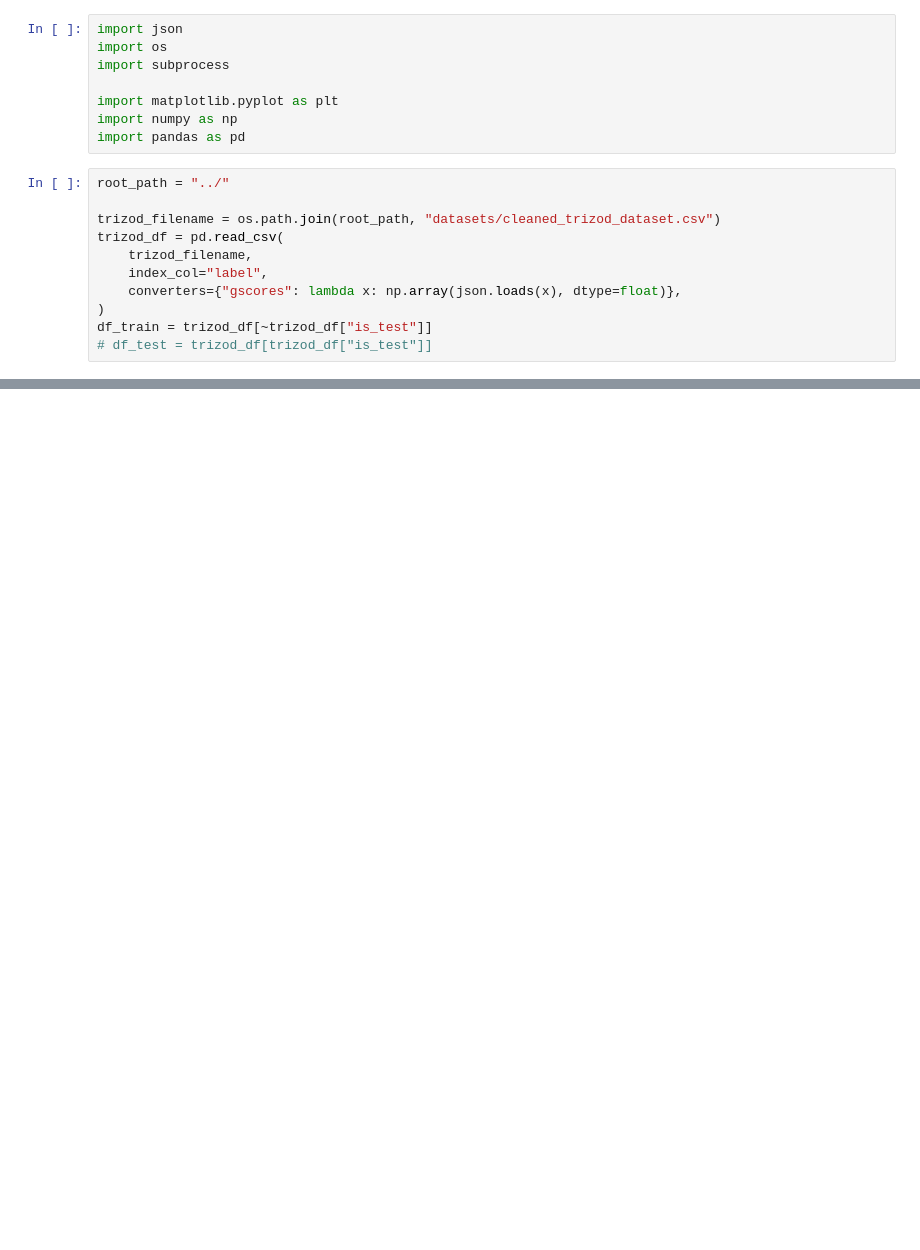
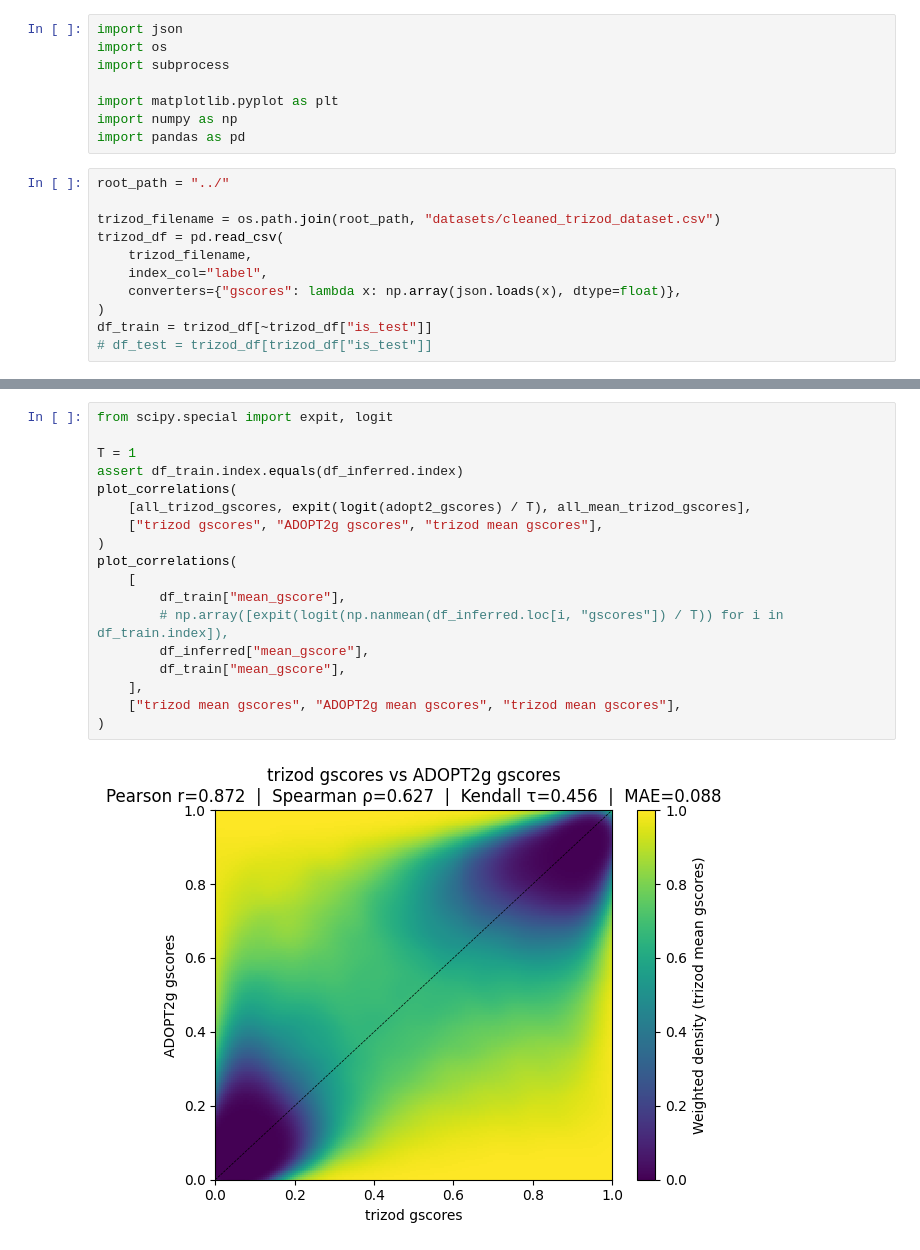
Before and after one commit to PeptoneLtd/ADOPT2g, a Jupyter notebook: notebooks/plots_train.ipynb, the cells around one changed output, grey strips where cells are left out. Drawn from its saved outputs; the diff is of its cells as text; blank space fills up the shorter version.

```diff
--- a/notebooks/plots_train.ipynb
+++ b/notebooks/plots_train.ipynb
@@ -351,0 +416,20 @@ plt.show()
+# %%
+from scipy.special import expit, logit
+
+T = 1
+assert df_train.index.equals(df_inferred.index)
+plot_correlations(
+    [all_trizod_gscores, expit(logit(adopt2_gscores) / T), all_mean_trizod_gscores],
+    ["trizod gscores", "ADOPT2g gscores", "trizod mean gscores"],
+)
+plot_correlations(
+    [
+        df_train["mean_gscore"],
+        # np.array([expit(logit(np.nanmean(df_inferred.loc[i, "gscores"]) / T)) for i in df_train.index]),
+        df_inferred["mean_gscore"],
+        df_train["mean_gscore"],
+    ],
+    ["trizod mean gscores", "ADOPT2g mean gscores", "trizod mean gscores"],
+)
+# %% [output]
+[figure, added]
```
Also changed, not shown: parts of 7 cells of this notebook, 5 other files.
